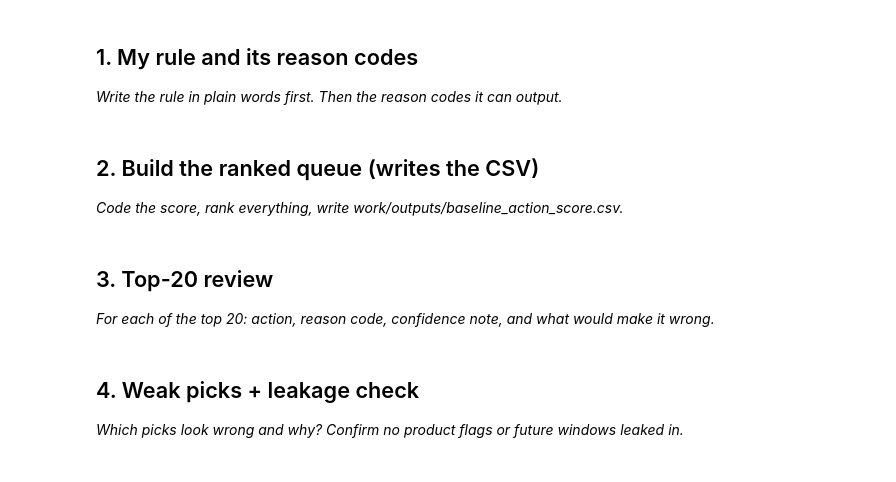
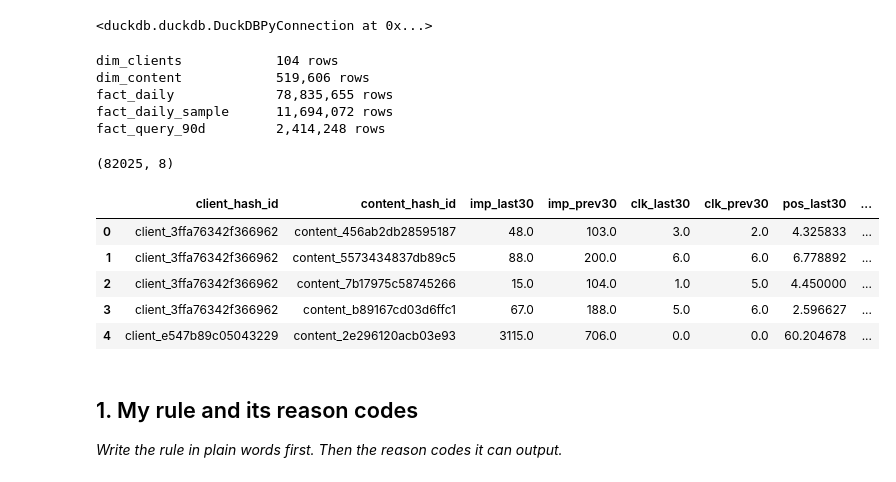
Before and after one commit to stfnnnnnnn/karl-mangahas-flyrank, a Jupyter notebook: work/notebooks/w04_baseline_score.ipynb, the cells around one changed output. Cells and saved outputs as stored; diff of their text form; code cells hidden in the pictures.

```diff
--- a/work/notebooks/w04_baseline_score.ipynb
+++ b/work/notebooks/w04_baseline_score.ipynb
@@ -8,0 +26,16 @@ This skeleton is yours to fill. Work the sections **in order** — each one has
+# %%
+import duckdb
+
+con = duckdb.connect()
+
+con.execute(
+    f"""
+    CREATE OR REPLACE SECRET hf
+    (
+        TYPE huggingface,
+        TOKEN '{HF_TOKEN}'
+    )
+    """
+)
+# %% [output]
+<duckdb.duckdb.DuckDBPyConnection at 0x...>
@@ -9,3 +61,55 @@ This skeleton is yours to fill. Work the sections **in order** — each one has
+# %%
+for name, src in TABLES.items():
+    n = con.sql(f"SELECT COUNT(*) FROM {src}").fetchone()[0]
+    print(f"{name:22} {n:,} rows")
+# %% [output]
+dim_clients            104 rows
+dim_content            519,606 rows
+fact_daily             78,835,655 rows
+fact_daily_sample      11,694,072 rows
+fact_query_90d         2,414,248 rows
+# %%
+import pandas as pd
+
+# Same CTE shape as W03 cell 20: client x content grain, prev30 / last30 windows,
+# imp_prev30 >= 100 floor already baked in at the query level.
+features = con.sql(f"""
+WITH bounds AS (
+    SELECT MAX(report_date) AS end_d
+    FROM {TABLES['fact_daily']}
+    WHERE month = '2026-03'
+),
+windowed AS (
+    SELECT
+        f.client_hash_id,
+        f.content_hash_id,
+        SUM(CASE WHEN f.report_date > b.end_d - INTERVAL 30 DAY THEN f.gsc_impressions ELSE 0 END) AS imp_last30,
+        SUM(CASE WHEN f.report_date <= b.end_d - INTERVAL 30 DAY THEN f.gsc_impressions ELSE 0 END) AS imp_prev30,
+        SUM(CASE WHEN f.report_date > b.end_d - INTERVAL 30 DAY THEN f.gsc_clicks ELSE 0 END) AS clk_last30,
+        SUM(CASE WHEN f.report_date <= b.end_d - INTERVAL 30 DAY THEN f.gsc_clicks ELSE 0 END) AS clk_prev30,
+        AVG(CASE WHEN f.report_date > b.end_d - INTERVAL 30 DAY THEN f.gsc_avg_position END) AS pos_last30
+    FROM {TABLES['fact_daily']} f, bounds b
+    WHERE f.report_date > b.end_d - INTERVAL 60 DAY
+      AND f.report_date <= b.end_d
+    GROUP BY f.client_hash_id, f.content_hash_id
+    HAVING imp_prev30 >= 100
+)
+SELECT * FROM windowed
+""").df()
+
+# Retrospective check only, exactly as in W03 — never a scoring input past this cell.
+features["is_declining"] = (features["imp_last30"] < 0.8 * features["imp_prev30"]).astype(int)
+
+print(features.shape)
+features.head()
+# %% [output]
+(82025, 8)
+|  | client_hash_id | content_hash_id | imp_last30 | imp_prev30 | clk_last30 | clk_prev30 | pos_last30 | ... |
+| 0 | client_3ffa76342f366962 | content_456ab2db28595187 | 48.0 | 103.0 | 3.0 | 2.0 | 4.325833 | ... |
+| 1 | client_3ffa76342f366962 | content_5573434837db89c5 | 88.0 | 200.0 | 6.0 | 6.0 | 6.778892 | ... |
+| 2 | client_3ffa76342f366962 | content_7b17975c58745266 | 15.0 | 104.0 | 1.0 | 5.0 | 4.450000 | ... |
+| 3 | client_3ffa76342f366962 | content_b89167cd03d6ffc1 | 67.0 | 188.0 | 5.0 | 6.0 | 2.596627 | ... |
+| 4 | client_e547b89c05043229 | content_2e296120acb03e93 | 3115.0 | 706.0 | 0.0 | 0.0 | 60.204678 | ... |
 # %% [markdown]
 ## 1. My rule and its reason codes
 
@@ -16,4 +116,0 @@ This skeleton is yours to fill. Work the sections **in order** — each one has
-# %% [markdown]
-## 2. Build the ranked queue (writes the CSV)
-
-*Code the score, rank everything, write work/outputs/baseline_action_score.csv.*
@@ -23,4 +116,0 @@ This skeleton is yours to fill. Work the sections **in order** — each one has
-# %% [markdown]
-## 3. Top-20 review
-
-*For each of the top 20: action, reason code, confidence note, and what would make it wrong.*
@@ -30,4 +116,0 @@ This skeleton is yours to fill. Work the sections **in order** — each one has
-# %% [markdown]
-## 4. Weak picks + leakage check
-
-*Which picks look wrong and why? Confirm no product flags or future windows leaked in.*
```
Also changed, not shown: parts of 18 cells of this notebook.
